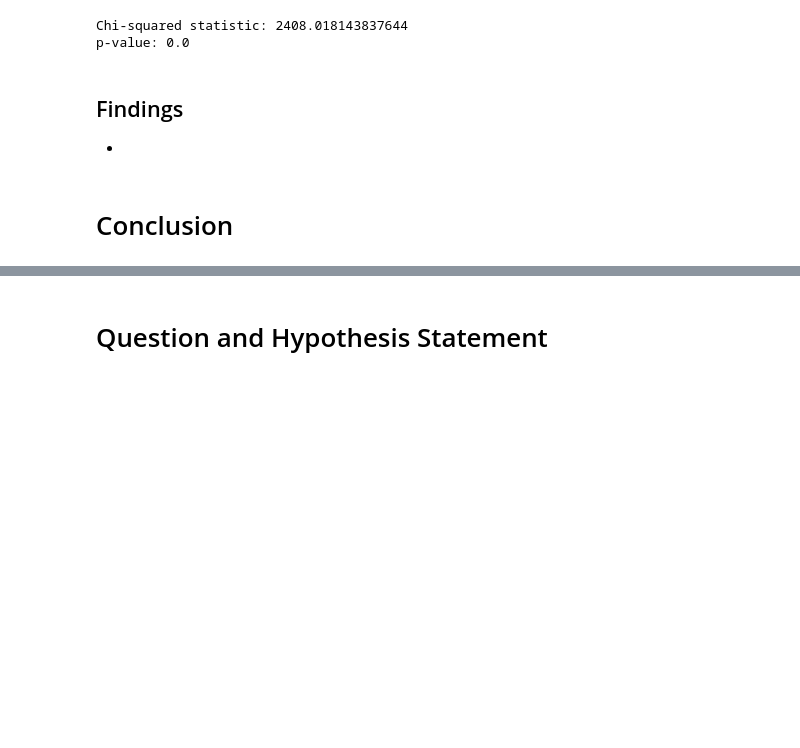
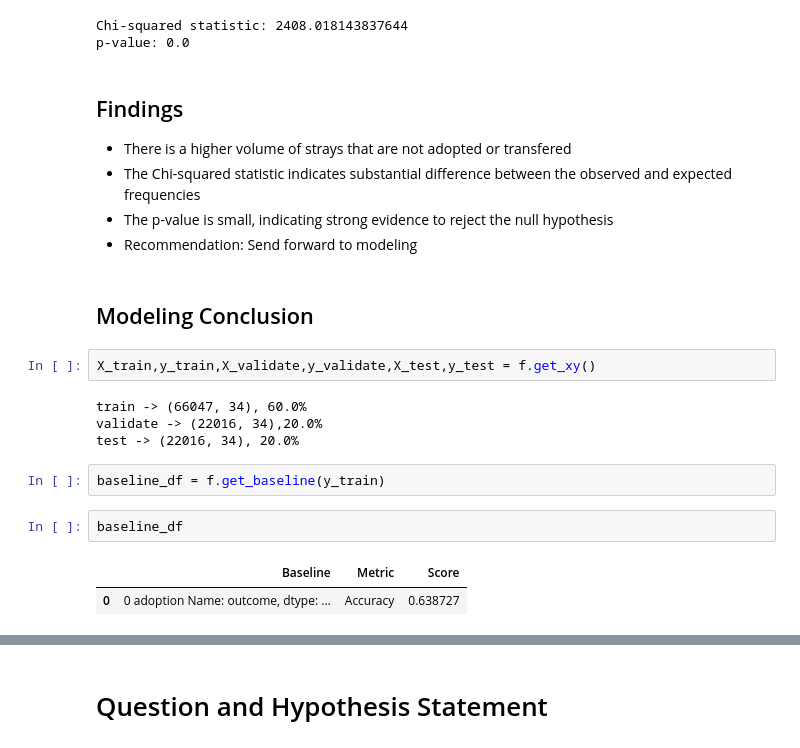
Before and after one commit to pound-puppies/animal-advocacy, a Jupyter notebook: bo_explore.ipynb, the cells around one changed output, grey strips where cells are left out. Saved outputs shown, nothing was run; the diff lists cells and outputs as text; blank space fills up the shorter version.

```diff
--- a/bo_explore.ipynb
+++ b/bo_explore.ipynb
@@ -181,6 +183,22 @@ Chi-squared statistic: 2408.018143837644
 p-value: 0.0
 # %% [markdown]
 ## Findings
-*
+* There is a higher volume of strays that are not adopted or transfered
+* The Chi-squared statistic indicates substantial difference between the observed and expected frequencies
+* The p-value is small, indicating strong evidence to reject the null hypothesis
+* Recommendation: Send forward to modeling
 # %% [markdown]
-# Conclusion
+## Modeling Conclusion
+# %%
+X_train,y_train,X_validate,y_validate,X_test,y_test = f.get_xy()
+# %% [output]
+train -> (66047, 34), 60.0%
+validate -> (22016, 34),20.0%
+test -> (22016, 34), 20.0%
+# %%
+baseline_df = f.get_baseline(y_train)
+# %%
+baseline_df
+# %% [output]
+|  | Baseline | Metric | Score |
+| 0 | 0 adoption Name: outcome, dtype: ... | Accuracy | 0.638727 |
```
Also changed, not shown: parts of 8 cells of this notebook.
